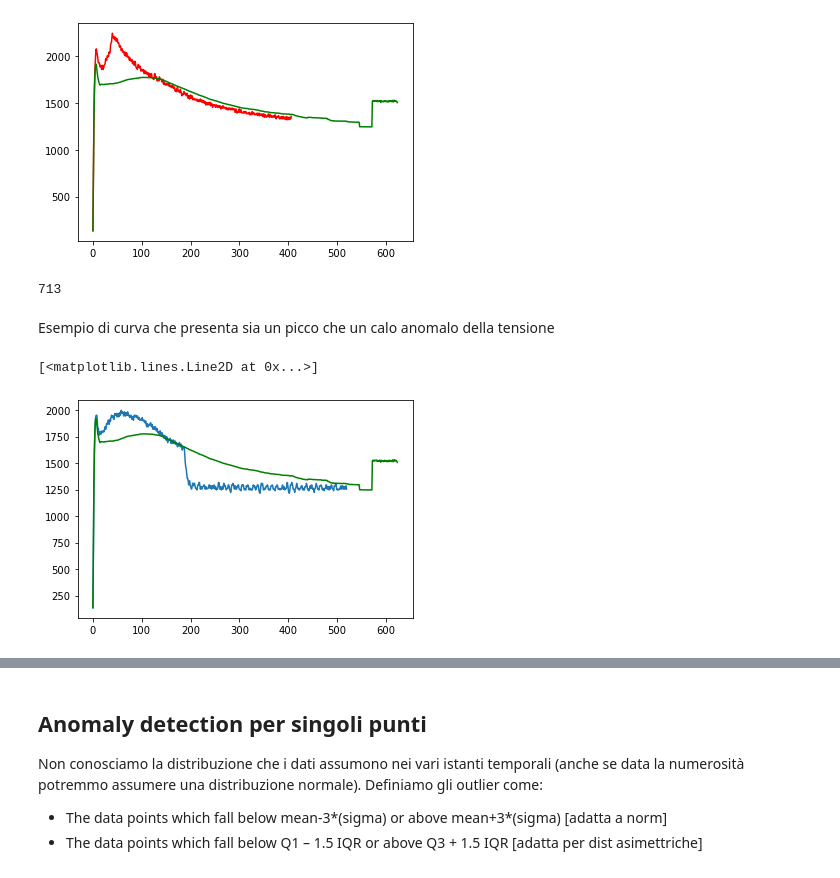
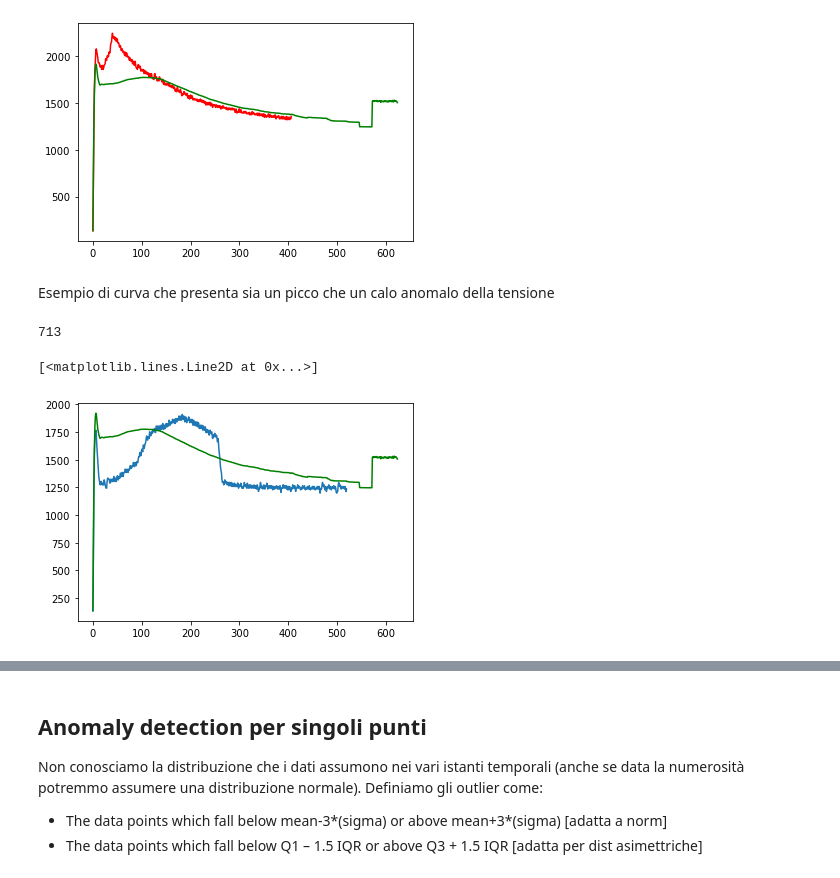
Before and after one commit to DavideMobilia/Anomaly-Detection, a Jupyter notebook: Scripts/provvisorio.ipynb, the cells around one changed output, grey strips where cells are left out. Drawn from its saved outputs; the diff is of its cells as text; code cells hidden in the pictures.

Commit message:
spikes and drops

```diff
--- a/Scripts/provvisorio.ipynb
+++ b/Scripts/provvisorio.ipynb
@@ -144,18 +144,18 @@ filterinfDataframe = dfObj[(dfObj['Sale'] > 30) & (dfObj['Sale'] < 33) ]
-# %%
-#creo both_anomalies in cui le curve hanno sia spike che drop in tensione
-both_anomalies=exploded_voltage[(exploded_voltage["voltage_drop"]==True) & (exploded_voltage["voltage_spike"]==True)]
-both_anomalies=both_anomalies.drop(["voltage_drop","voltage_spike"],axis=1)
-len(both_anomalies)
-# %% [output]
-713
 # %% [markdown]
 Esempio di curva che presenta sia un picco che un calo anomalo della tensione
+# %%
+#creo both_anomalies, dataframe in cui le curve hanno sia un picco che un calo in tensione
+both_anomalies=exploded_voltage[(exploded_voltage["voltage_drop"]==True) & (exploded_voltage["voltage_spike"]==True)]
+both_anomalies=both_anomalies.drop(["voltage_drop","voltage_spike"],axis=1)
+len(both_anomalies)
+# %% [output]
+713
 # %%
-plot(both_anomalies.iloc[0])
+plot(both_anomalies.iloc[2])
 plt.plot(exploded_voltage.iloc[: , :624].median(axis=0),"green")
 # %% [output]
 [<matplotlib.lines.Line2D at 0x...>]
-[figure, old version]
+[figure, new version]
 # %%
 #aggiungo la colonna voltage_drop e voltage_spike al df originale
 df=df.join(exploded_voltage[["voltage_drop","voltage_spike"]],how="left")
```
Also changed, not shown: parts of 5 cells of this notebook.
